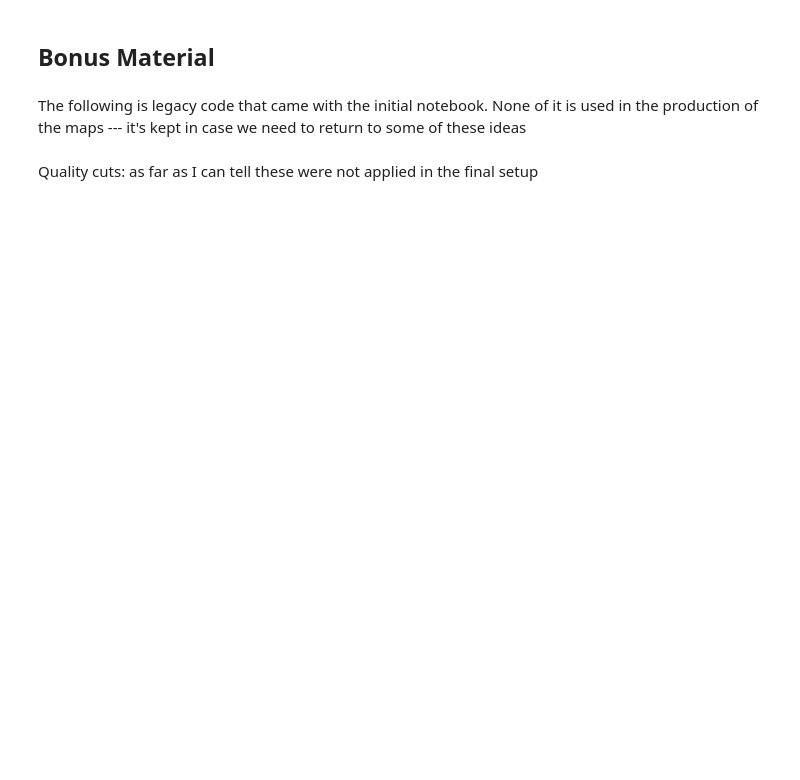
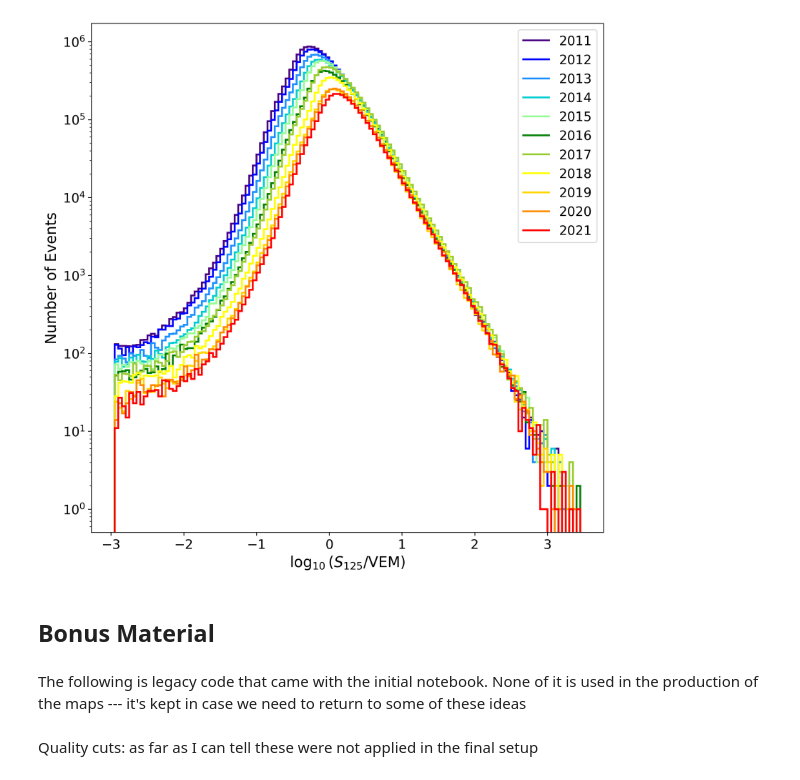
Before and after one commit to bastow-libby/11-year-Update-Paper-Figures, a Jupyter notebook: Figure1/s125.ipynb, the cells around one changed output. Saved outputs shown, nothing was run; the diff lists cells and outputs as text; code cells hidden in the pictures; blank space fills up the shorter version.

```diff
--- a/Figure1/s125.ipynb
+++ b/Figure1/s125.ipynb
@@ -154,25 +156,27 @@ plt.show()
 # %%
 #this block creates the s125 histograms
 bins = (np.arange(-3, 3.5, .05))
 bins = bins[1:]  # Eliminate underflow bin
 colors = ['indigo', 'blue', 'dodgerblue', 'darkturquoise', 'palegreen', 'green', 'yellowgreen', 'yellow', 'gold', 'darkorange', 'red']
 
-h_params = {'histtype':'step', 'bins':bins, 'linewidth':2}
+h_params = {'edges':bins, 'linewidth':2}
 
 fig, ax = plt.subplots(figsize=(10, 10), dpi = 300)
 for i, yyyy in enumerate(run_years):
     h_params['color'] = colors[i]
-    ax.hist(np.log10(data[f'nocuts_{yyyy}']), label=f'{yyyy}', **h_params)
+    ax.stairs(data[f'nocuts_{yyyy}_unnorm'], label=f'{yyyy}', **h_params)
 
 ax.semilogy()
 ax.set_xlabel(r'$\log_{10}(S_{125}$/VEM)', fontsize=16)
 ax.set_ylabel('Number of Events', fontsize=16)
 ax.tick_params(axis='both', labelsize=14)
 ax.legend(fontsize=14)
 
 plt.savefig('s125_histograms_unnorm.pdf', bbox_inches='tight')
 
 plt.show()
+# %% [output]
+[figure, added]
 # %% [markdown]
 ## Bonus Material
 # %% [markdown]
```
Also changed, not shown: parts of 6 cells of this notebook, 5 other files.
